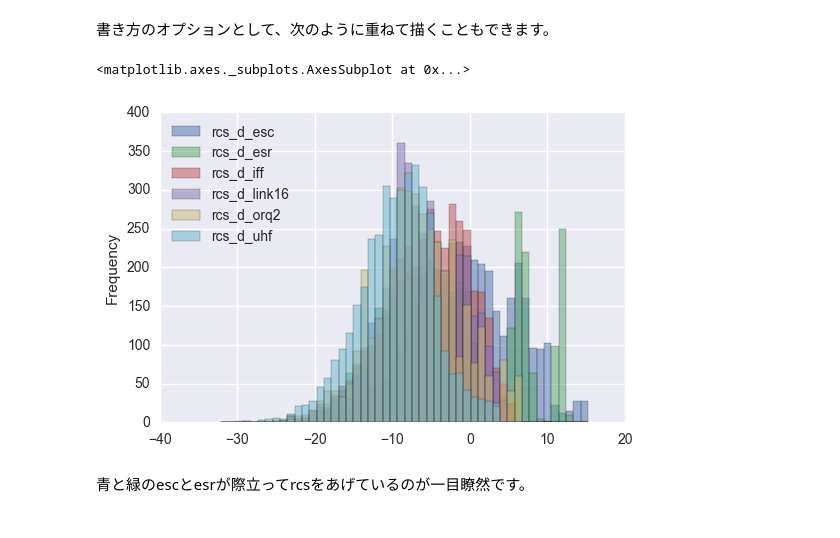
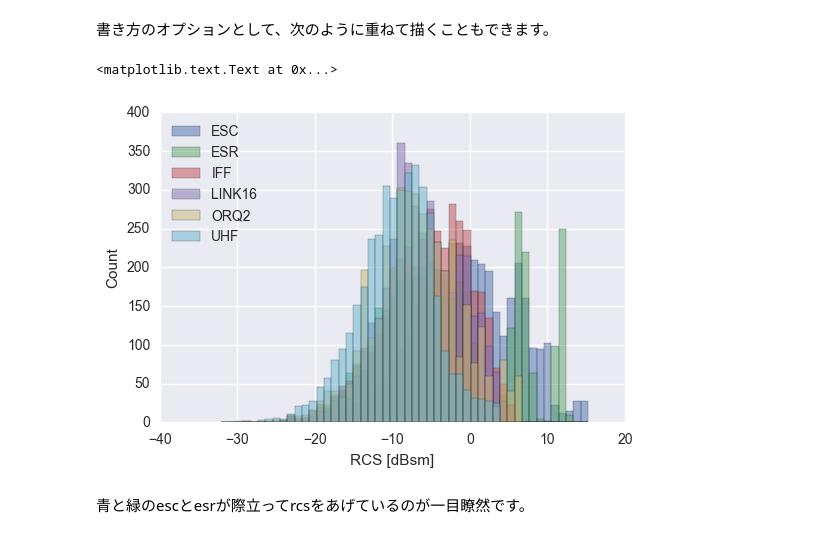
Before and after one commit to u1and0/PlotFEKO, a Jupyter notebook: plot_histgram.ipynb, the cells around one changed output. Cells and saved outputs as stored; diff of their text form; code cells hidden in the pictures.

```diff
--- a/plot_histgram.ipynb
+++ b/plot_histgram.ipynb
@@ -2,28 +2,3 @@
 %matplotlib inline
 # グラフのインライン表示
 from extract import read_greped_text  # grpファイル読み込み % 加工する関数インポート
-# %%
-def read_greped_text(file: str):
-    """
-    `grep -A2 <search pattern> <infile> >> <outfile>`
-    で抜き出して作成した<outfile>を引数として
-    pandas.read_tableで読み込む
-
-    引数:
-        file: grepで抜き出したファイル名のフルパス(str型)
-    戻り値:
-        df: 'theta', 'phi', 'rcs_w', 'rcs_d'を列にしたデータフレーム(pd.DataFrame型)
-    """
-    with open(file, 'r', encoding='utf-8') as f:
-        ll = len(f.readlines())
-    a = set(i for i in range(3, ll))
-    b = set(i for i in range(6, ll, 4))
-    skiprows = list(a - b)
-    df = pd.read_table(file,
-                       delim_whitespace=True,
-                       header=1,
-                       usecols=[0, 1, 6],
-                       skiprows=skiprows,
-                       names=['theta', 'phi', 'rcs_w'])
-    df['rcs_d'] = 10 * np.log10(df['rcs_w'])  # W -> dBm変換
-    return df
@@ -563,6 +565,6 @@ $\newpage$
 df_all = pd.DataFrame(df_esc.ix[:, ['phi', 'theta']])
 ant = ('esc', 'esr', 'iff', 'link16', 'orq2', 'uhf')
 for dfs in ant:
-    df_all['rcs_d_%s' % dfs] = eval("df_%s['rcs_d']" % dfs)
+    df_all['%s' % dfs.upper()] = eval("df_%s['rcs_d']" % dfs)
 df_all.head()  # 最初の5行だけ表示
 # %% [output]
@@ -597,9 +599,11 @@ escとesrがヒストグラムを右へずらす要因となっているか。
 書き方のオプションとして、次のように重ねて描くこともできます。
 # %%
 df_all.plot(y=df_all.columns[2:], bins=50, kind='hist', alpha=0.5 )
+plt.xlabel('RCS [dBsm]')
+plt.ylabel('Count')
 # %% [output]
-<matplotlib.axes._subplots.AxesSubplot at 0x...>
+<matplotlib.text.Text at 0x...>
-[figure, old version]
+[figure, new version]
 # %% [markdown]
 青と緑のescとesrが際立ってrcsをあげているのが一目瞭然です。
 # %% [markdown]
```
Also changed, not shown: parts of 57 cells of this notebook, 1 other file.
